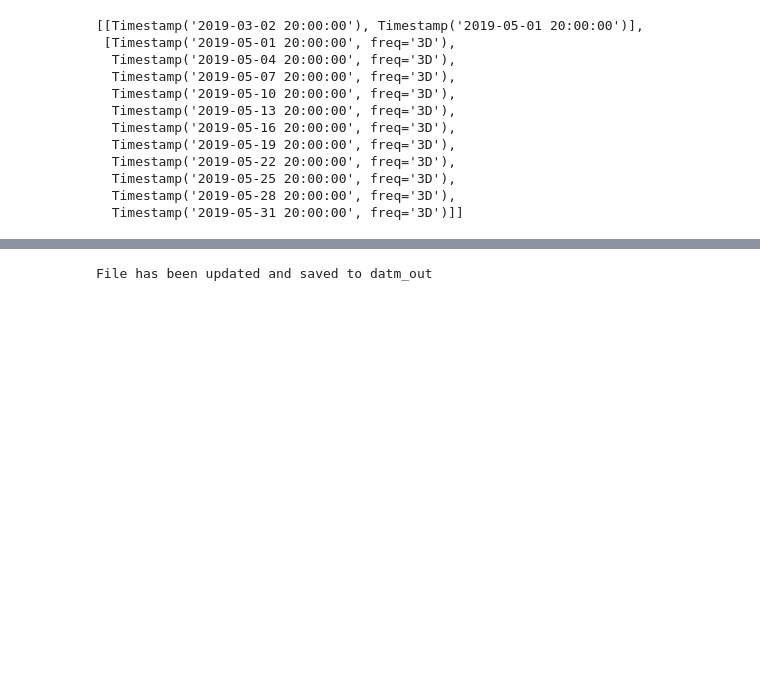
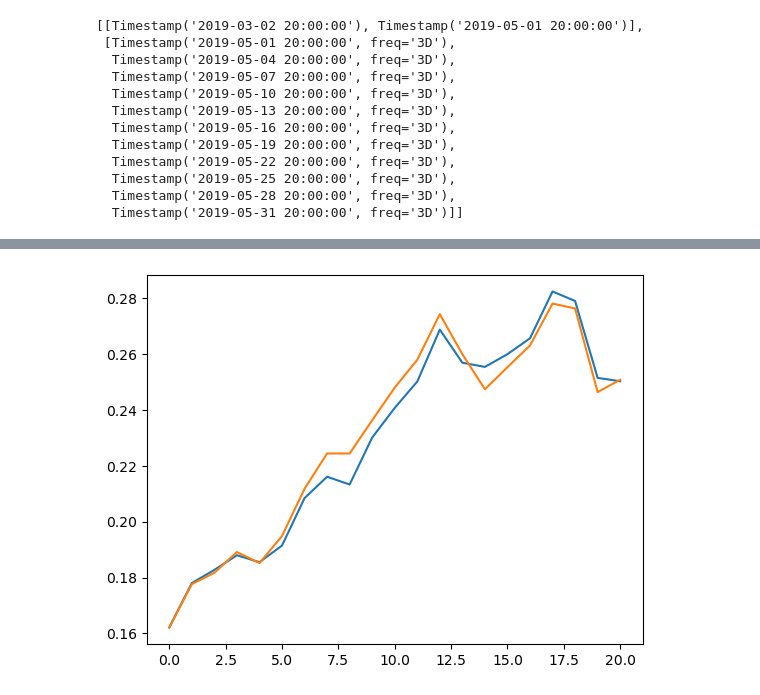
Before and after one commit to zhao7777/TSMP_DA, a Jupyter notebook: DA/Test_main_forcing.ipynb, the cells around one changed output, grey strips where cells are left out. Drawn from its saved outputs; the diff is of its cells as text; code cells hidden in the pictures; blank space fills up the shorter version.

```diff
--- a/DA/Test_main_forcing.ipynb
+++ b/DA/Test_main_forcing.ipynb
@@ -801,38 +818,33 @@ files_stream_n
-# %%
-import re
-
-# Define the file paths
-input_file_path = 'datm_in'  # Replace with the path to your input file
-output_file_path = 'datm_out'  # Replace with the path where you want to save the modified file
-
-# Read the content of the file
-with open(input_file_path, 'r') as file:
-    content = file.read()
-
-year = 2019
-
-# Define the new streams lines to be added
-new_streams_lines = (
-    f"\n           'datm.streams.solar_noise.stream {year} {year} {year}',\n"
-    f"           'datm.streams.precip_noise.stream {year} {year} {year}',\n"
-    f"           'datm.streams.other_noise.stream {year} {year} {year}'"
-)
-
-# Find the position to insert the new streams
-match = re.search(r"streams = (.*?)(\s*taxmode)", content, re.DOTALL)
-if match:
-    before_streams = match.group(1)
-    after_streams = match.group(2)
-    # Insert the new lines into the streams section
-    new_content = content.replace(before_streams, before_streams + new_streams_lines)
-
-# Write the modified content to the output file
-with open(output_file_path, 'w') as file:
-    file.write(new_content)
-
-print(f"File has been updated and saved to {output_file_path}")
-# %% [output]
-File has been updated and saved to datm_out
+# %%
+datesets = np.zeros((len(filenames_sorted), 432, 444))
+idx = 0
+for filename in filenames_sorted:
+    read_data = xr.open_dataset(filename)
+    read_smliq = read_data['SOILLIQ'][0,:,:,:].values
+    cal_sm = read_smliq/(eCLM_dz[0:20,np.newaxis,np.newaxis]*1000)
+    read_data.close()
+    datesets[idx,:,:] = cal_sm[0,:,:]
+    idx += 1
+# %%
+datesets_ref = np.zeros((len(filenames_sorted), 432, 444))
+idx = 0
+for filename in filenames_sorted:
+    read_data = xr.open_dataset(filename)
+    read_smliq = read_data['SOILLIQ'][0,:,:,:].values
+    cal_sm = read_smliq/(eCLM_dz[0:20,np.newaxis,np.newaxis]*1000)
+    read_data.close()
+    datesets_ref[idx,:,:] = cal_sm[0,:,:]
+    idx += 1
+# %%
+import matplotlib.pyplot as plt
+%matplotlib inline
+
+x = range(21)
+plt.plot(x, np.nanmean(np.nanmean(datesets,axis=2),axis=1))
+plt.plot(x,  np.nanmean(np.nanmean(datesets_ref,axis=2),axis=1))
+plt.show()
+# %% [output]
+[figure, added]
 # %%
 n_ensemble, reread_required = check_for_success(dir_iter,dir_DA,dir_settings,date_results_iter,n_ensemble)
 # %%
```
Also changed, not shown: parts of 12 cells of this notebook, 9 other files.
